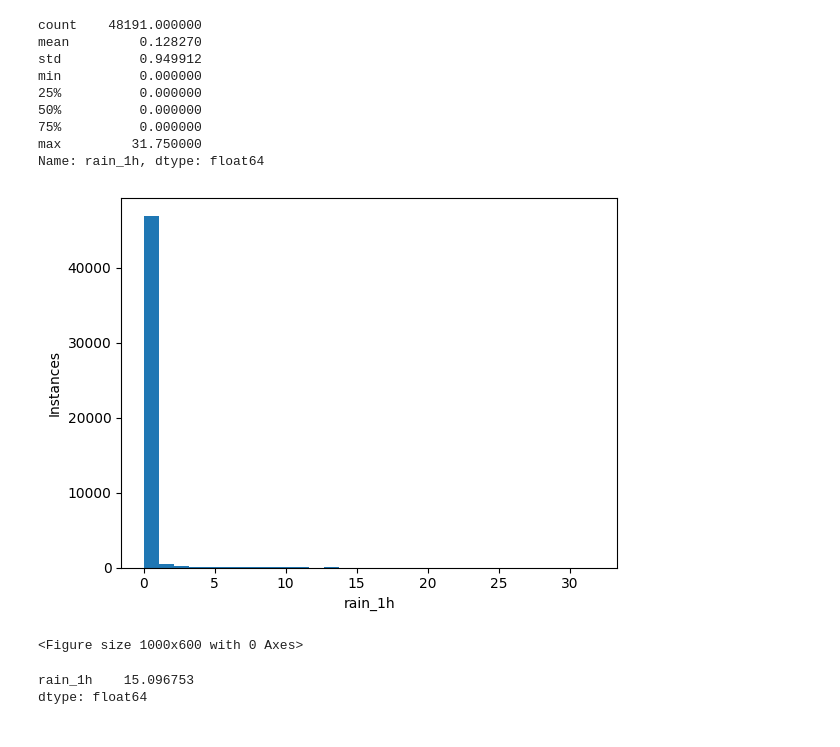
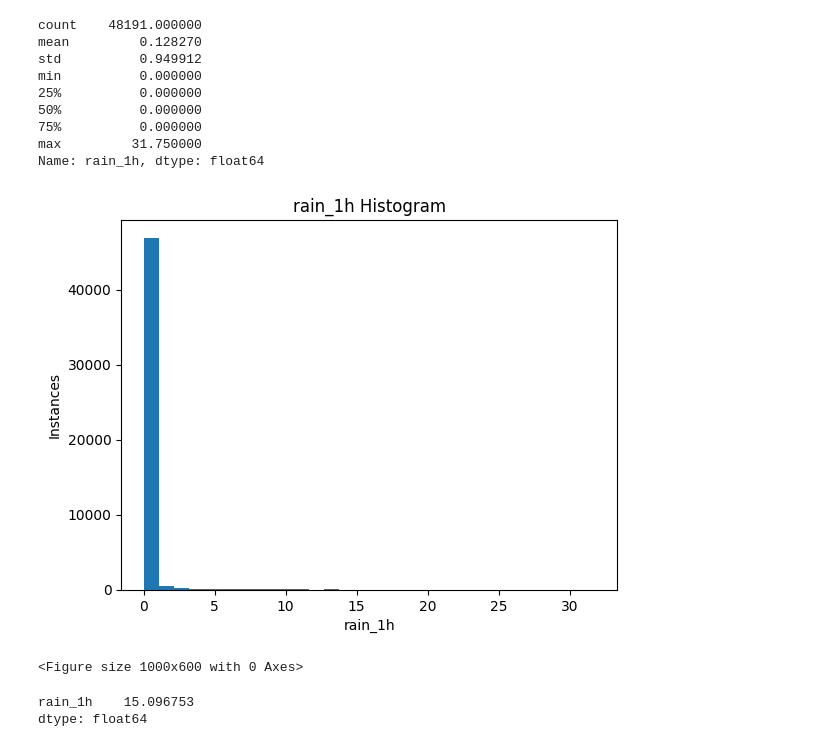
Before and after one commit to Supersamk13/Machine-Learning-and-Data-Science, a Jupyter notebook: Data_Science_and_Machine_Learning_Project_Interstate_Traffic.ipynb, the cells around one changed output. Saved outputs shown, nothing was run; the diff lists cells and outputs as text; code cells hidden in the pictures.

```diff
--- a/Data_Science_and_Machine_Learning_Project_Interstate_Traffic.ipynb
+++ b/Data_Science_and_Machine_Learning_Project_Interstate_Traffic.ipynb
@@ -551,20 +566,21 @@ min          0.000000
 max         31.750000
 Name: rain_1h, dtype: float64
 # %%
-# Traffic volume distribution
+# Histogram
 plt.hist(traffic_df['rain_1h'], bins=30)
 
 # Labels
 plt.xlabel('rain_1h')
 plt.ylabel('Instances')
+plt.title('rain_1h Histogram')
 
 # Manipulate figure size
 plt.figure(figsize=(10,6))
 
 # Show plot
 plt.show()
 # %% [output]
-[figure, old version]
+[figure, new version]
 <Figure size 1000x600 with 0 Axes>
 # %%
 # Testing skew
```
Also changed, not shown: parts of 70 cells of this notebook.
